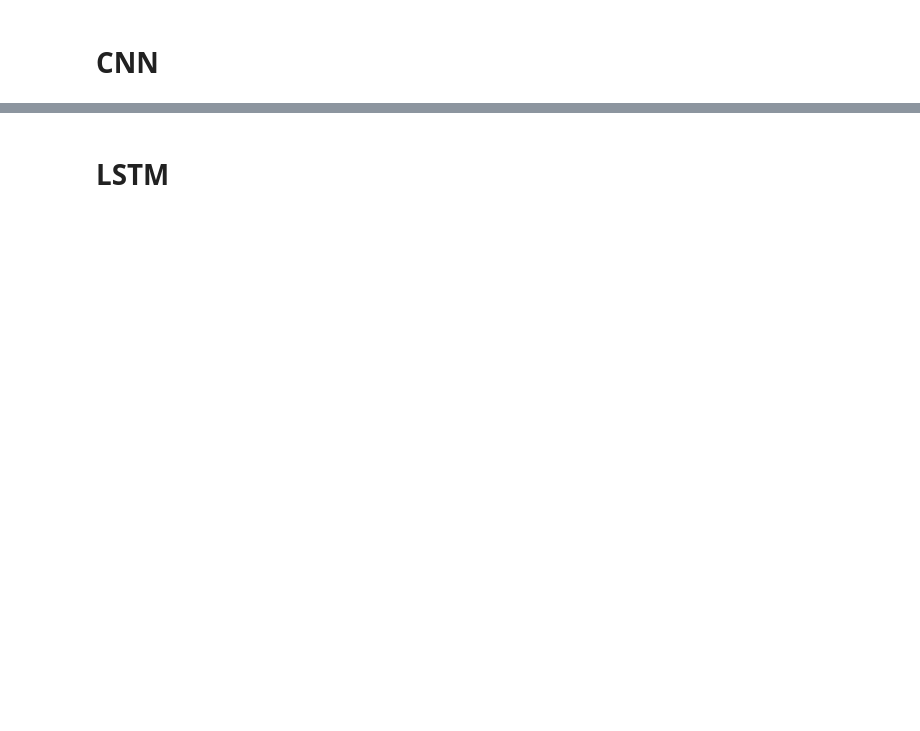
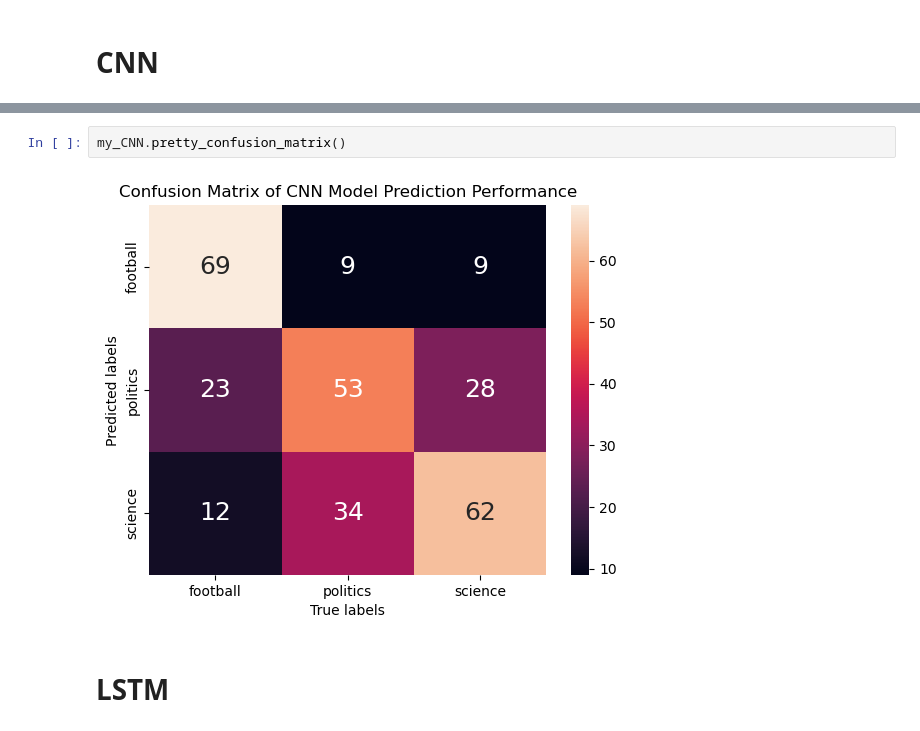
Before and after one commit to Rokkaan5/CSCI5922, a Jupyter notebook: Exam3/notebook/JasmineKobayashi_NN_Exam_2023.ipynb, the cells around one changed output, grey strips where cells are left out. Saved outputs shown, nothing was run; the diff lists cells and outputs as text; blank space fills up the shorter version.

```diff
--- a/Exam3/notebook/JasmineKobayashi_NN_Exam_2023.ipynb
+++ b/Exam3/notebook/JasmineKobayashi_NN_Exam_2023.ipynb
@@ -416,2 +511,6 @@ my_ANN.pretty_confusion_matrix()
+# %%
+my_CNN.pretty_confusion_matrix()
+# %% [output]
+[figure, added]
 # %% [markdown]
 # LSTM
```
Also changed, not shown: parts of 14 cells of this notebook, 7 other files.
